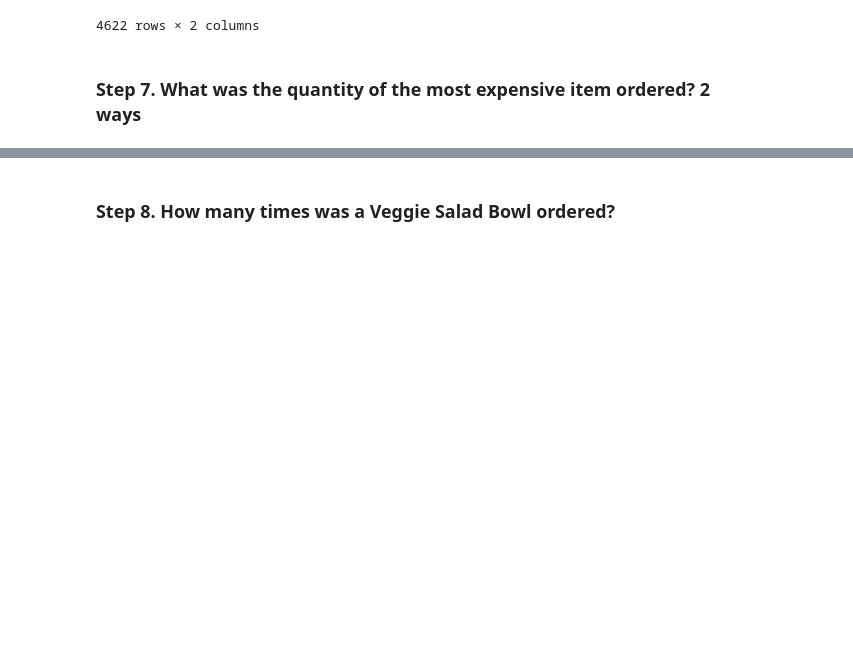
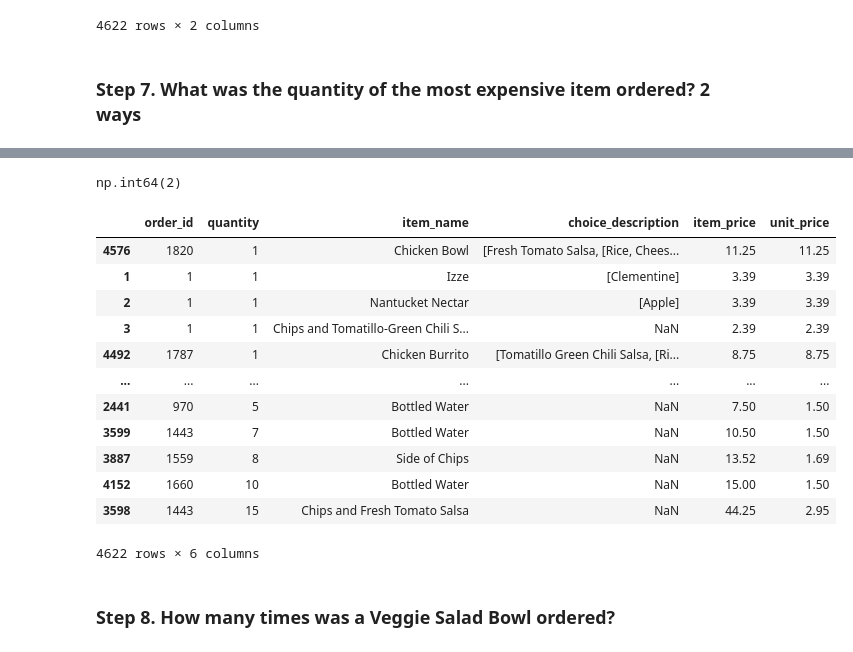
Before and after one commit to Andrea3677/ONLINE_DS_THEBRIDGE_OK, a Jupyter notebook: 2-Data_Analysis/2-Pandas/Practica/1-Chipotle/Chipotle.ipynb, the cells around one changed output, grey strips where cells are left out. Drawn from its saved outputs; the diff is of its cells as text; code cells hidden in the pictures; blank space fills up the shorter version.

```diff
--- a/2-Data_Analysis/2-Pandas/Practica/1-Chipotle/Chipotle.ipynb
+++ b/2-Data_Analysis/2-Pandas/Practica/1-Chipotle/Chipotle.ipynb
@@ -166,3 +188,24 @@ Name: 281, dtype: object
+# %%
+ind_max_exp2 = chipo["item_price"].idxmax()
+chipo["quantity"].iloc[ind_max_exp]
+# %% [output]
+np.int64(2)
+# %%
+chipo.sort_values("quantity")
+# %% [output]
+|  | order_id | quantity | item_name | choice_description | item_price | unit_price |
+| 4576 | 1820 | 1 | Chicken Bowl | [Fresh Tomato Salsa, [Rice, Chees... | 11.25 | 11.25 |
+| 1 | 1 | 1 | Izze | [Clementine] | 3.39 | 3.39 |
+| 2 | 1 | 1 | Nantucket Nectar | [Apple] | 3.39 | 3.39 |
+| 3 | 1 | 1 | Chips and Tomatillo-Green Chili S... | NaN | 2.39 | 2.39 |
+| 4492 | 1787 | 1 | Chicken Burrito | [Tomatillo Green Chili Salsa, [Ri... | 8.75 | 8.75 |
+| ... | ... | ... | ... | ... | ... | ... |
+| 2441 | 970 | 5 | Bottled Water | NaN | 7.50 | 1.50 |
+| 3599 | 1443 | 7 | Bottled Water | NaN | 10.50 | 1.50 |
+| 3887 | 1559 | 8 | Side of Chips | NaN | 13.52 | 1.69 |
+| 4152 | 1660 | 10 | Bottled Water | NaN | 15.00 | 1.50 |
+| 3598 | 1443 | 15 | Chips and Fresh Tomato Salsa | NaN | 44.25 | 2.95 |
+4622 rows × 6 columns
 # %% [markdown]
 ### Step 8. How many times was a Veggie Salad Bowl ordered?
 # %%
```
Also changed, not shown: parts of 20 cells of this notebook.
